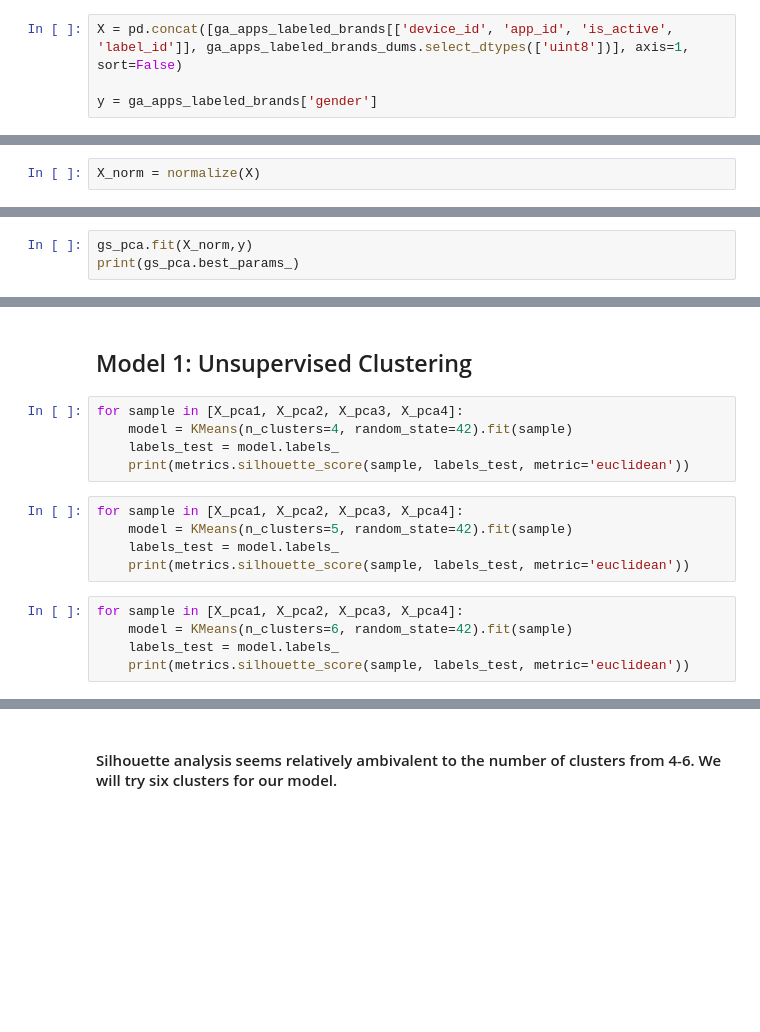
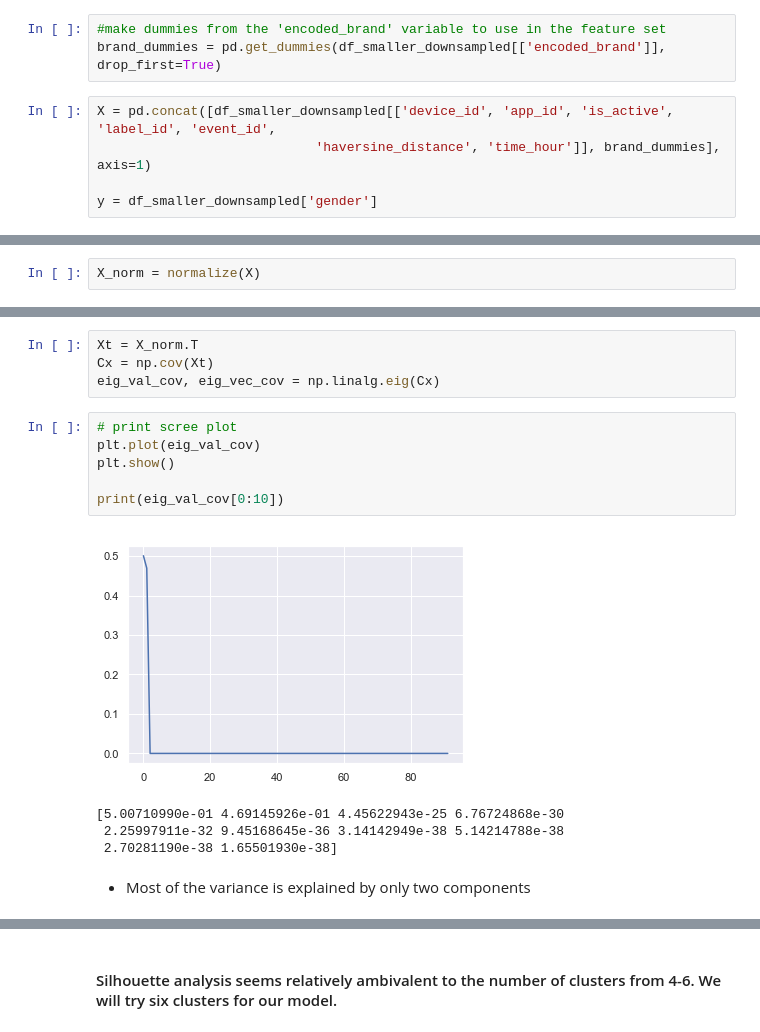
Before and after one commit to jlolavesen/thinkful, a Jupyter notebook: Final_Capstone.ipynb, the cells around one changed output, grey strips where cells are left out. Drawn from its saved outputs; the diff is of its cells as text; blank space fills up the shorter version.

```diff
--- a/Final_Capstone.ipynb
+++ b/Final_Capstone.ipynb
@@ -320,4 +448,8 @@ sns.heatmap(ga_apps_labeled_brands.select_dtypes(['int64', 'float64']).corr())
+# %%
+#make dummies from the 'encoded_brand' variable to use in the feature set
+brand_dummies = pd.get_dummies(df_smaller_downsampled[['encoded_brand']], drop_first=True)
 # %%
-X = pd.concat([ga_apps_labeled_brands[['device_id', 'app_id', 'is_active', 'label_id']], ga_apps_labeled_brands_dums.select_dtypes(['uint8'])], axis=1, sort=False)
+X = pd.concat([df_smaller_downsampled[['device_id', 'app_id', 'is_active', 'label_id', 'event_id',
+                            'haversine_distance', 'time_hour']], brand_dummies], axis=1)
 
-y = ga_apps_labeled_brands['gender']
+y = df_smaller_downsampled['gender']
@@ -332,3 +459,0 @@ gs_pca = GridSearchCV(pipe_tree_pca, param_grid=param_grid_pca, cv=10)
-# %%
-gs_pca.fit(X_norm,y)
-print(gs_pca.best_params_)
@@ -375,17 +460,17 @@ del(ga_apps_labeled_brands, ga_apps_labeled_brands_dums, ga_apps_brands, ga_apps
-# %% [markdown]
-## Model 1: Unsupervised Clustering
-# %%
-for sample in [X_pca1, X_pca2, X_pca3, X_pca4]:
-    model = KMeans(n_clusters=4, random_state=42).fit(sample)
-    labels_test = model.labels_
-    print(metrics.silhouette_score(sample, labels_test, metric='euclidean'))
-# %%
-for sample in [X_pca1, X_pca2, X_pca3, X_pca4]:
-    model = KMeans(n_clusters=5, random_state=42).fit(sample)
-    labels_test = model.labels_
-    print(metrics.silhouette_score(sample, labels_test, metric='euclidean'))
-# %%
-for sample in [X_pca1, X_pca2, X_pca3, X_pca4]:
-    model = KMeans(n_clusters=6, random_state=42).fit(sample)
-    labels_test = model.labels_
-    print(metrics.silhouette_score(sample, labels_test, metric='euclidean'))
+# %%
+Xt = X_norm.T
+Cx = np.cov(Xt)
+eig_val_cov, eig_vec_cov = np.linalg.eig(Cx)
+# %%
+# print scree plot
+plt.plot(eig_val_cov)
+plt.show()
+
+print(eig_val_cov[0:10])
+# %% [output]
+[figure, added]
+[5.00710990e-01 4.69145926e-01 4.45622943e-25 6.76724868e-30
+ 2.25997911e-32 9.45168645e-36 3.14142949e-38 5.14214788e-38
+ 2.70281190e-38 1.65501930e-38]
+# %% [markdown]
+- Most of the variance is explained by only two components
```
Also changed, not shown: parts of 206 cells of this notebook.
